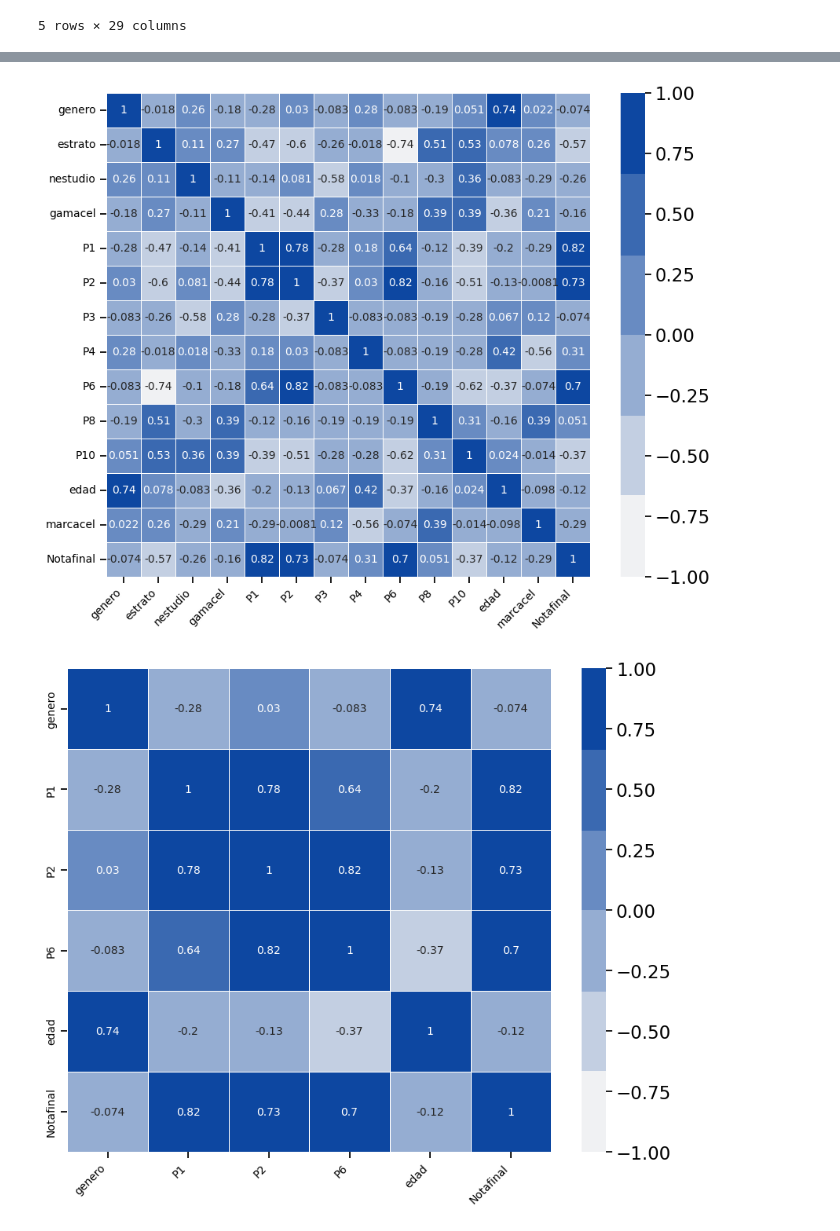
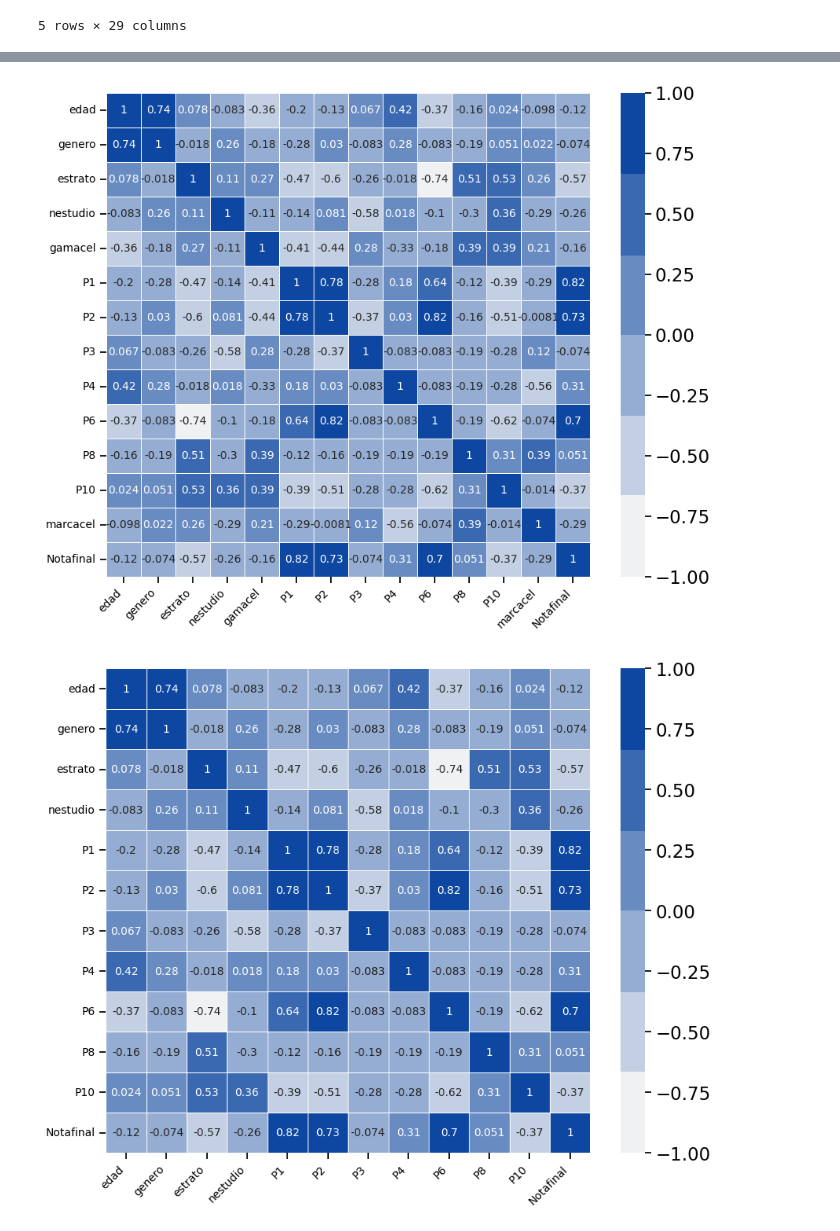
Before and after one commit to jaquimbayoc7/AnalisisProyeccionSocial, a Jupyter notebook: Analisis.ipynb, the cells around one changed output, grey strips where cells are left out. Saved outputs shown, nothing was run; the diff lists cells and outputs as text; code cells hidden in the pictures.

```diff
--- a/Analisis.ipynb
+++ b/Analisis.ipynb
@@ -180,8 +192,11 @@ def labelE(df, nomCol):
 def partData(df, v1,v2,v3,v4,v5,v6,v7,v8,v9,v10, v11):
     return df.loc[:,[v1,v2,v3,v4,v5,v6,v7,v8,v9,v10,v11]]
 
-def partDataDos(df, v1,v2,v3,v4,v5,v6):
-    return df.loc[:,[v1,v2,v3,v4,v5,v6]]
+def partDataTres(df, v1,v2,v3,v4,v5,v6,v7,v8,v9,v10, v11,v12):
+    return df.loc[:,[v1,v2,v3,v4,v5,v6,v7,v8,v9,v10,v11,v12]]
+
+def partDataDos(df, v1,v2,v3,v4,v5):
+    return df.loc[:,[v1,v2,v3,v4,v5]]
 
 ##Función para crear variables dummies
 def convDummies(df, nomCol):
@@ -257,6 +272,11 @@ def grafCor(matriz):
     )
 
     ax.tick_params(labelsize = 10)
+
+##Función renombrar dataframe
+def camEncab(df, listaN):
+    df.columns = listaN
+    return df
 # %% [markdown]
 ## Paso 3: Limpieza y Análisis del Pretest
 # %%
@@ -764,9 +784,9 @@ datashapiroNNormF
 | 16 | Notafinal | 7.985202e-03 | No es una variable Normal |
 # %%
 ##Normalizar las columnas necesarias en diagnostico Final o postest.
-dataPunoF = partData(diagF,'genero','estrato','nestudio','gamacel','P1','P2','P3','P4','P6','P8','P10')
+dataPunoF = partDataTres(diagF,'edad','genero','estrato','nestudio','gamacel','P1','P2','P3','P4','P6','P8','P10')
 
-dataPdosF = partDataDos(diagF, 'edad','marcacel','P5','P7','P9','Notafinal')
+dataPdosF = partDataDos(diagF,'marcacel','P5','P7','P9','Notafinal')
 # %%
 ##Normalizar la data postest
 dataMF = normaData(dataPunoF)
@@ -883,16 +920,17 @@ no son eficientes para el proceso.
 """
 grafCor(corr_matrixDos)
 # %% [output]
-[figure, old version]
+[figure, new version]
 # %%
-dataListaNTresF = dataListaNDosF.drop(['marcacel','gamacel','P8','P3','nestudio','P10','P4','estrato'], axis=1)
+dataListaNTresF = dataListaNDosF.drop(['marcacel','gamacel'], axis=1)
 corr_matrixTres = dataListaNTresF.corr(method='pearson')
 
 grafCor(corr_matrixTres)
 
-##Como conclusión de este análisis se escogen las preguntas P1,P2, P6, genero y edad
+##Como conclusión de este análisis se escogen las preguntas
+# P1,P2, P6, genero, edad, 'P8','P3','nestudio','P10','P4','estrato'
 ##para poder predecir la nota final del adulto mayor,
 # se resalta la mejora de las correlaciones ya que paso de 0.52 a 0.82
 # en promedio.
 # %% [output]
-[figure, old version]
+[figure, new version]
```
Also changed, not shown: parts of 17 cells of this notebook.
